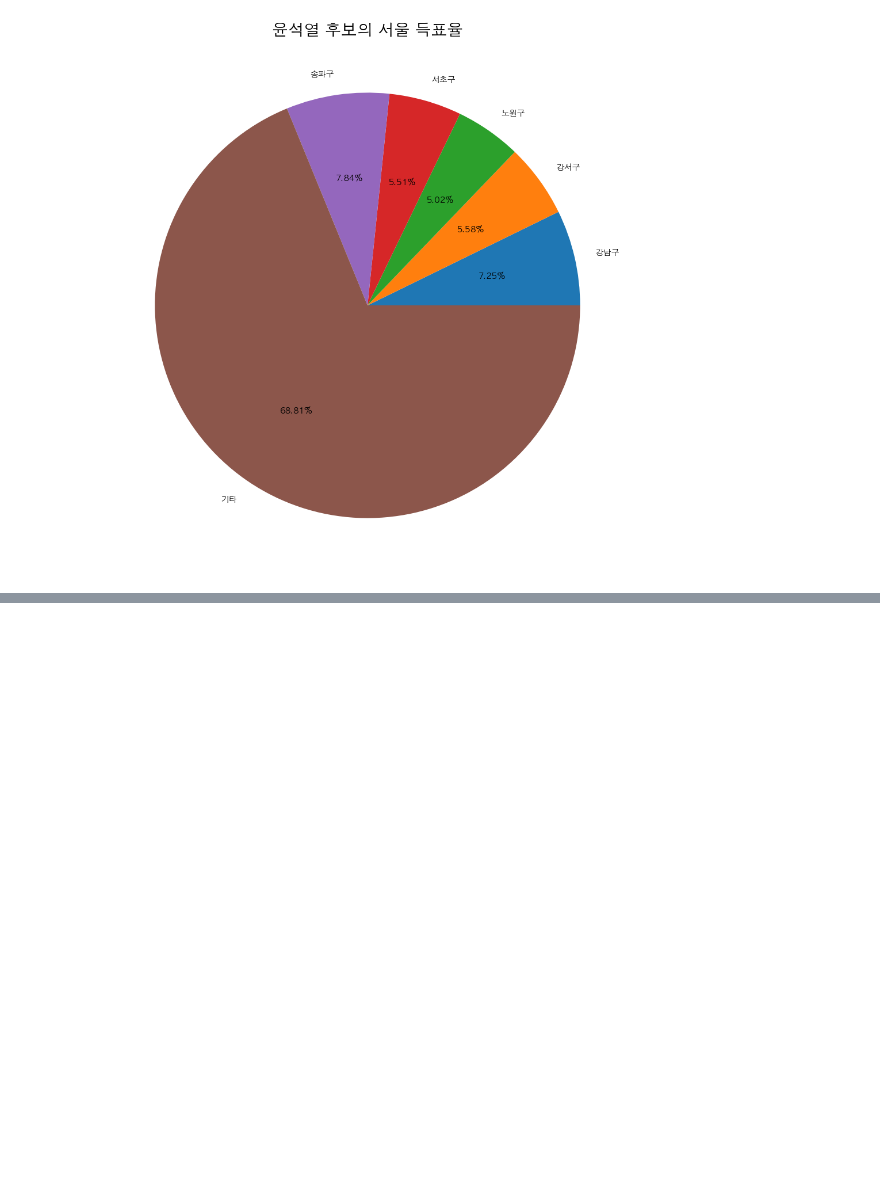
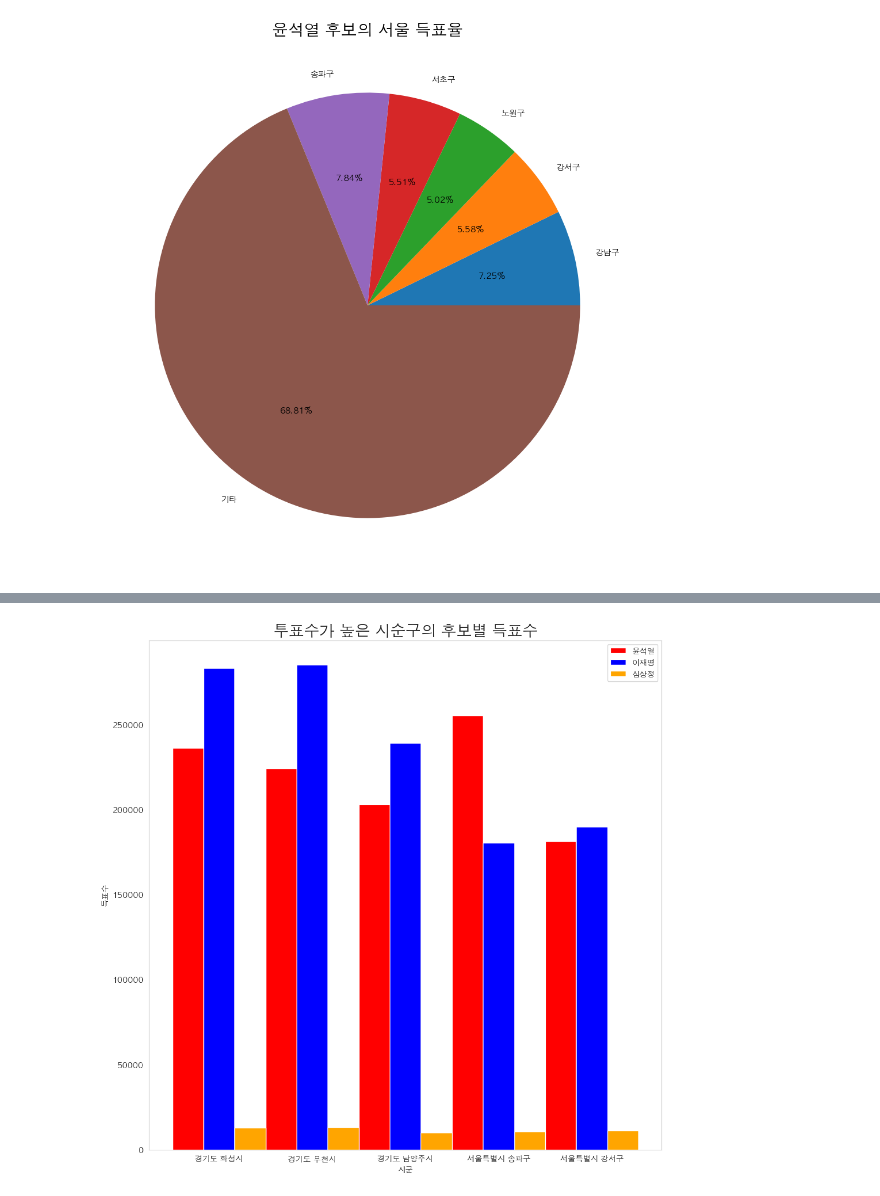
Before and after one commit to kim0502/Pythonelkim, a Jupyter notebook: 3.DataAnalysis/Note/12.대선자료시각화.ipynb, the cells around one changed output, grey strips where cells are left out. Saved outputs shown, nothing was run; the diff lists cells and outputs as text; code cells hidden in the pictures; blank space fills up the shorter version.

```diff
--- a/3.DataAnalysis/Note/12.대선자료시각화.ipynb
+++ b/3.DataAnalysis/Note/12.대선자료시각화.ipynb
@@ -396,0 +596,3 @@ plt.show()
+# %%
+elec_top5 = \
+    election.sort_values(by='투표수',ascending=False)[0:5][['윤석열','이재명','심상정']].reset_index(drop=True)
@@ -396,0 +608,7 @@ plt.show()
+# %%
+city = \
+election.sort_values(by='투표수',ascending=False)[0:5]['광역시도']+" " + \
+    election.sort_values(by='투표수',ascending=False)[0:5]['시군구']
+# %%
+elec_top5.index = city.reset_index(drop=True)
+elec_top5
@@ -396,0 +622,16 @@ plt.show()
+# %%
+elec_top5.plot(
+    kind = 'bar',
+    rot = 0,
+    color =['red','blue','orange'],
+    width = 1
+)
+
+plt.rcParams["font.size"] = 10
+plt.title('투표수가 높은 시군구의 후보별 득표수',size =20)
+plt.xlabel('시군', size = 10)
+plt.ylabel('득표수', size = 10)
+plt.grid()
+#plt.savefig("../Data/투표수가 노픈 시군구의 후보별 득표수.png")
+# %% [output]
+[figure, added]
```
Also changed, not shown: parts of 20 cells of this notebook, 1 other file.
